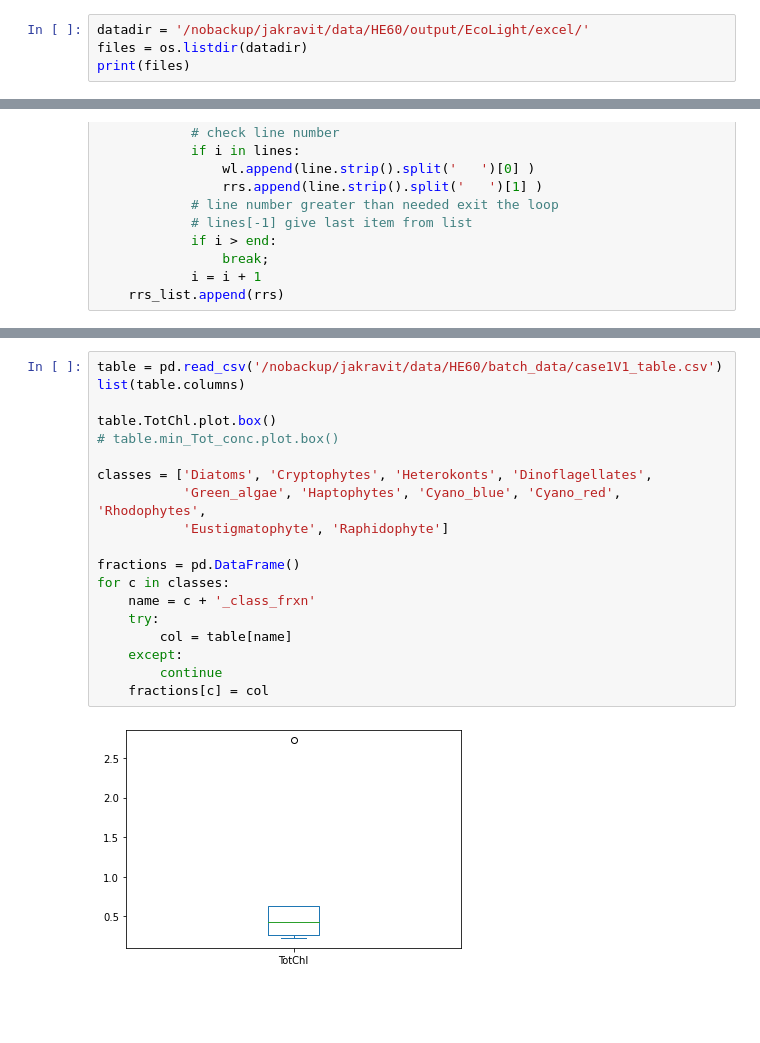
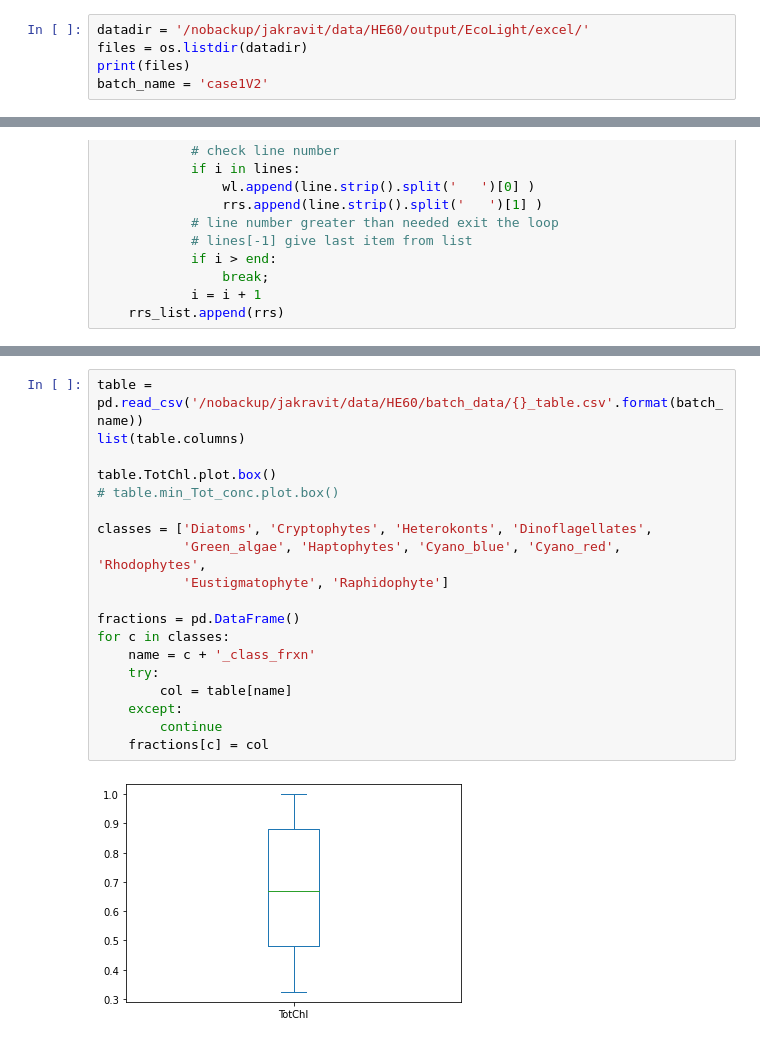
Before and after one commit to JAKravitz/SWIPE_HE, a Jupyter notebook: plot_rrs.ipynb, the cells around one changed output, grey strips where cells are left out. Cells and saved outputs as stored; diff of their text form; blank space fills up the shorter version.

```diff
--- a/plot_rrs.ipynb
+++ b/plot_rrs.ipynb
@@ -7,4 +7,5 @@ import os
 datadir = '/nobackup/jakravit/data/HE60/output/EcoLight/excel/'
 files = os.listdir(datadir)
 print(files)
+batch_name = 'case1V2'
 # %% [output]
@@ -61,24 +62,24 @@ rrsdf.T.plot(legend=False, ax=ax)
 # %%
-table = pd.read_csv('/nobackup/jakravit/data/HE60/batch_data/case1V1_table.csv')
+table = pd.read_csv('/nobackup/jakravit/data/HE60/batch_data/{}_table.csv'.format(batch_name))
 list(table.columns)
 
 table.TotChl.plot.box()
 # table.min_Tot_conc.plot.box()
 
 classes = ['Diatoms', 'Cryptophytes', 'Heterokonts', 'Dinoflagellates',
            'Green_algae', 'Haptophytes', 'Cyano_blue', 'Cyano_red', 'Rhodophytes',
            'Eustigmatophyte', 'Raphidophyte']
 
 fractions = pd.DataFrame()
 for c in classes:
     name = c + '_class_frxn'
     try:
         col = table[name]
     except:
         continue
     fractions[c] = col
 # %% [output]
-[figure, old version]
+[figure, new version]
 # %%
 fractions.boxplot()
 # %% [output]
```
Also changed, not shown: parts of 6 cells of this notebook, 6 other files.
